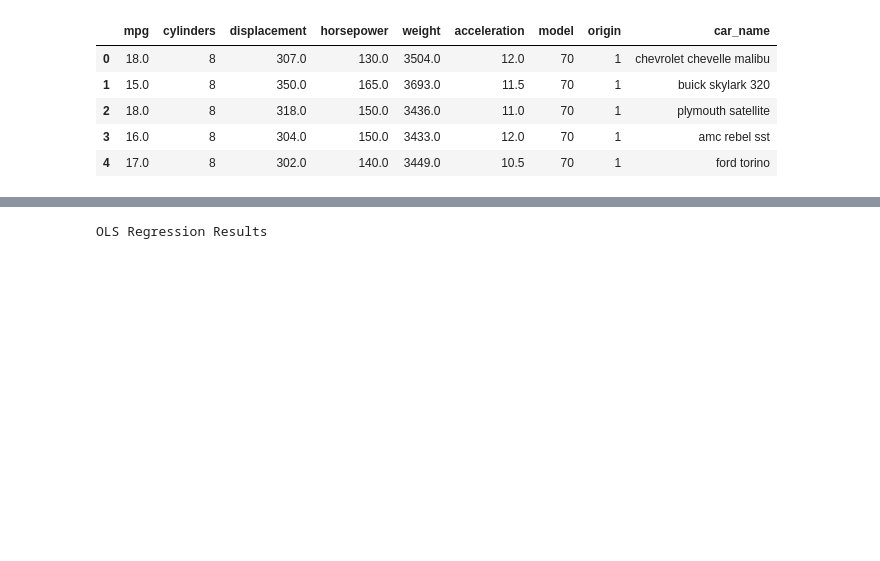
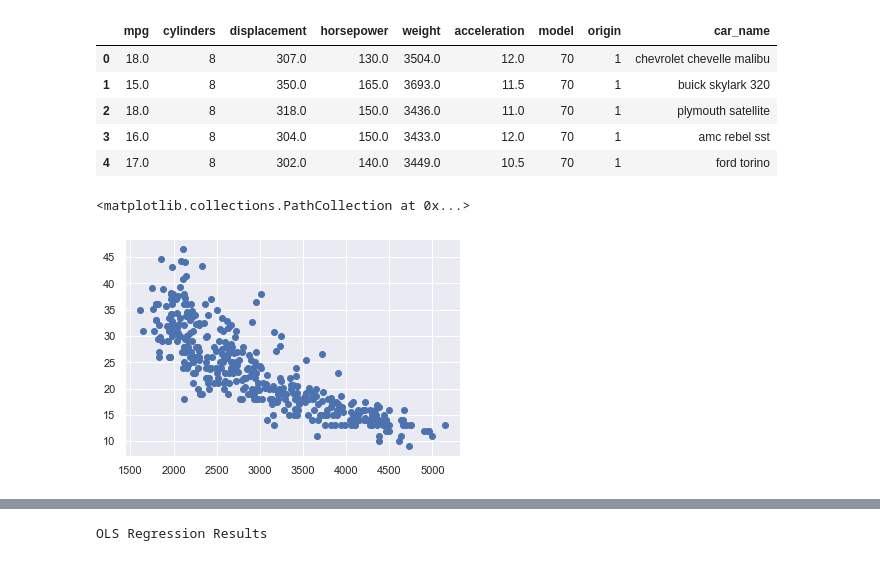
Before and after one commit to Carlene/INTRO-TO-DATA-ANALYSIS, a Jupyter notebook: cars2.ipynb, the cells around one changed output, grey strips where cells are left out. Drawn from its saved outputs; the diff is of its cells as text; code cells hidden in the pictures; blank space fills up the shorter version.

Commit message:
adds sns plots to cars notebook

```diff
--- a/cars2.ipynb
+++ b/cars2.ipynb
@@ -1,7 +1,11 @@
 # %%
 import pandas as pd
 import statsmodels.formula.api as smf
+import seaborn as sns
+import matplotlib.pyplot as plt
+%matplotlib inline
 
+sns.set_theme(style="ticks", palette="pastel")
 cars = pd.read_csv('DATA/cars_multivariate.csv',na_values=['?'])
 cars = cars[cars.horsepower.notna()]
 cars.info()
@@ -31,3 +35,8 @@ cars.head()
 | 2 | 18.0 | 8 | 318.0 | 150.0 | 3436.0 | 11.0 | 70 | 1 | plymouth satellite |
 | 3 | 16.0 | 8 | 304.0 | 150.0 | 3433.0 | 12.0 | 70 | 1 | amc rebel sst |
 | 4 | 17.0 | 8 | 302.0 | 140.0 | 3449.0 | 10.5 | 70 | 1 | ford torino |
+# %%
+plt.scatter(cars['weight'], cars['mpg'])
+# %% [output]
+<matplotlib.collections.PathCollection at 0x...>
+[figure, added]
```
Also changed, not shown: parts of 8 cells of this notebook.
